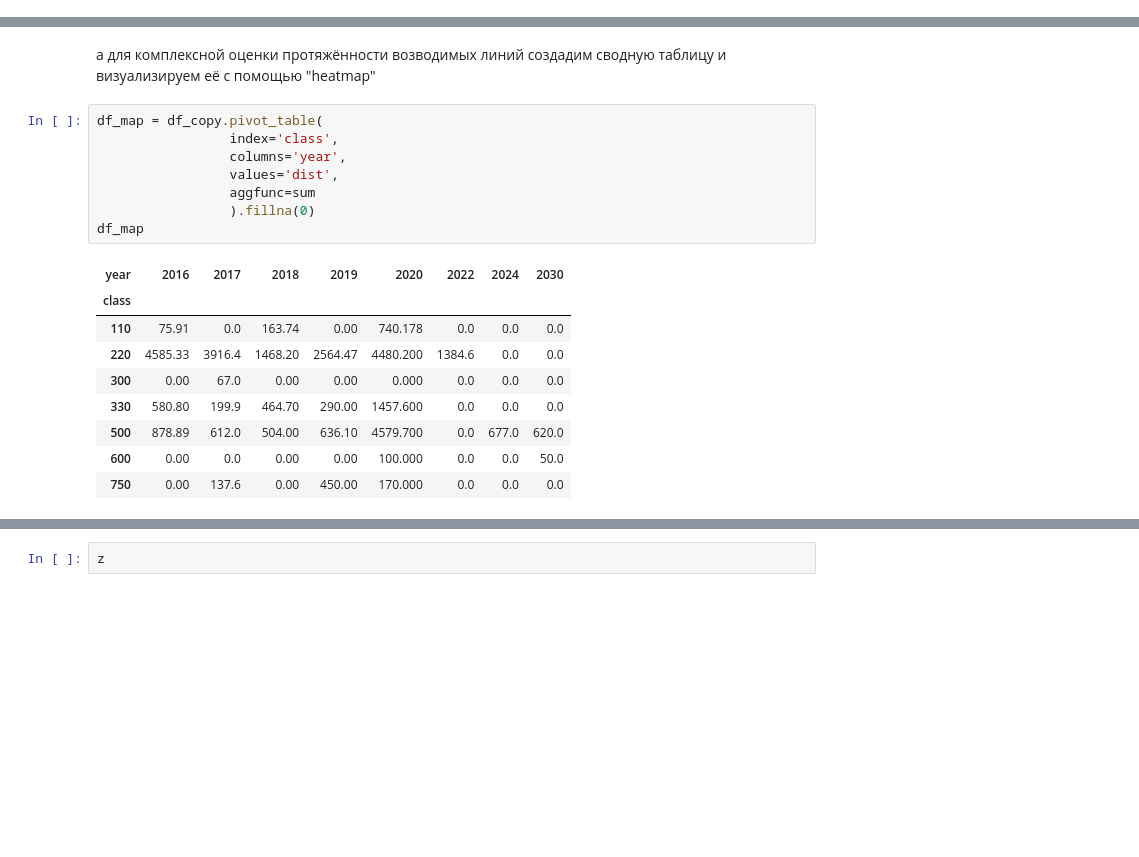
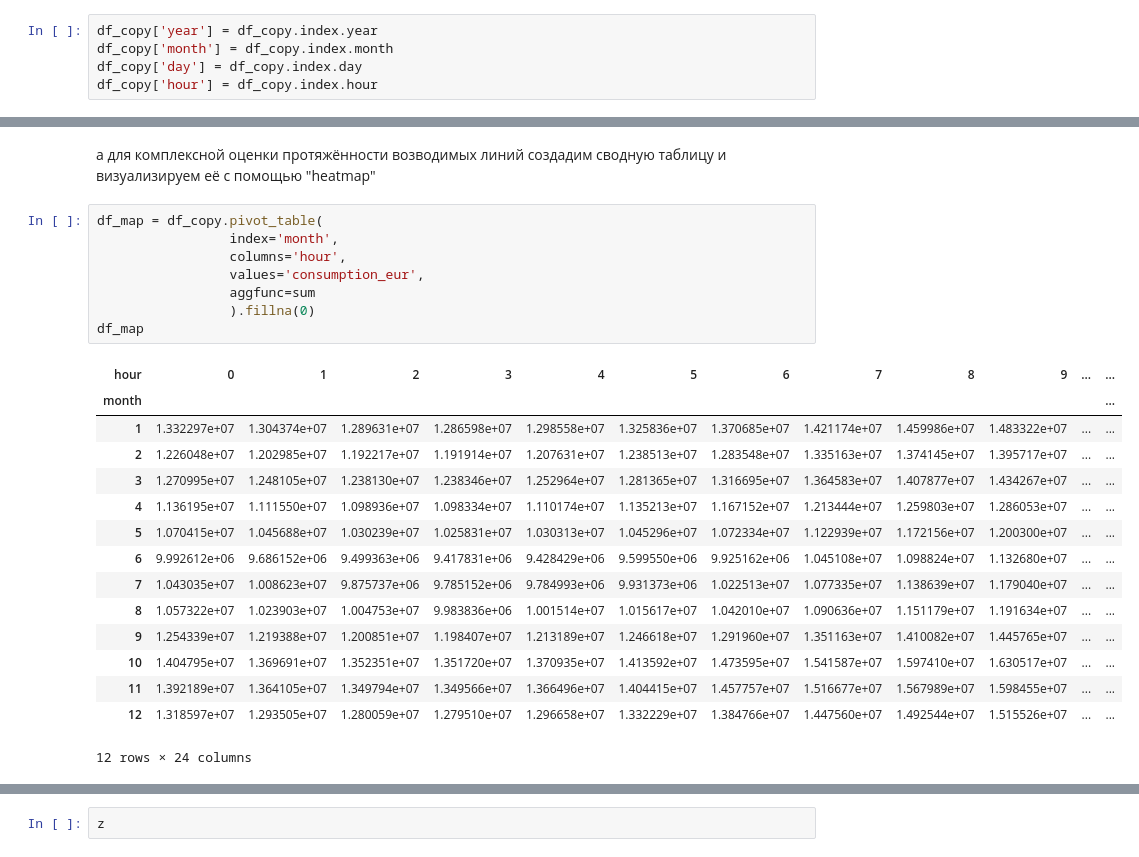
Before and after one commit to sky16k/pyda, a Jupyter notebook: PYDA15_viz_HW_2.ipynb, the cells around one changed output, grey strips where cells are left out. Drawn from its saved outputs; the diff is of its cells as text; blank space fills up the shorter version.

```diff
--- a/PYDA15_viz_HW_2.ipynb
+++ b/PYDA15_viz_HW_2.ipynb
@@ -383,0 +364,5 @@ TypeError: ignored
+# %%
+df_copy['year'] = df_copy.index.year
+df_copy['month'] = df_copy.index.month
+df_copy['day'] = df_copy.index.day
+df_copy['hour'] = df_copy.index.hour
@@ -385,22 +387,28 @@ TypeError: ignored
 а для комплексной оценки протяжённости возводимых линий создадим сводную таблицу и визуализируем её с помощью "heatmap"
 # %%
 df_map = df_copy.pivot_table(
-                 index='class',
-                 columns='year',
-                 values='dist',
+                 index='month',
+                 columns='hour',
+                 values='consumption_eur',
                  aggfunc=sum
                  ).fillna(0)
 df_map
 # %% [output]
-| year | 2016 | 2017 | 2018 | 2019 | 2020 | 2022 | 2024 | 2030 |
-| class |  |  |  |  |  |  |  |  |
-| 110 | 75.91 | 0.0 | 163.74 | 0.00 | 740.178 | 0.0 | 0.0 | 0.0 |
-| 220 | 4585.33 | 3916.4 | 1468.20 | 2564.47 | 4480.200 | 1384.6 | 0.0 | 0.0 |
-| 300 | 0.00 | 67.0 | 0.00 | 0.00 | 0.000 | 0.0 | 0.0 | 0.0 |
-| 330 | 580.80 | 199.9 | 464.70 | 290.00 | 1457.600 | 0.0 | 0.0 | 0.0 |
-| 500 | 878.89 | 612.0 | 504.00 | 636.10 | 4579.700 | 0.0 | 677.0 | 620.0 |
-| 600 | 0.00 | 0.0 | 0.00 | 0.00 | 100.000 | 0.0 | 0.0 | 50.0 |
-| 750 | 0.00 | 137.6 | 0.00 | 450.00 | 170.000 | 0.0 | 0.0 | 0.0 |
+| hour | 0 | 1 | 2 | 3 | 4 | 5 | 6 | 7 | 8 | 9 | ... | ... |
+| month |  |  |  |  |  |  |  |  |  |  |  | ... |
+| 1 | 1.332297e+07 | 1.304374e+07 | 1.289631e+07 | 1.286598e+07 | 1.298558e+07 | 1.325836e+07 | 1.370685e+07 | 1.421174e+07 | 1.459986e+07 | 1.483322e+07 | ... | ... |
+| 2 | 1.226048e+07 | 1.202985e+07 | 1.192217e+07 | 1.191914e+07 | 1.207631e+07 | 1.238513e+07 | 1.283548e+07 | 1.335163e+07 | 1.374145e+07 | 1.395717e+07 | ... | ... |
+| 3 | 1.270995e+07 | 1.248105e+07 | 1.238130e+07 | 1.238346e+07 | 1.252964e+07 | 1.281365e+07 | 1.316695e+07 | 1.364583e+07 | 1.407877e+07 | 1.434267e+07 | ... | ... |
+| 4 | 1.136195e+07 | 1.111550e+07 | 1.098936e+07 | 1.098334e+07 | 1.110174e+07 | 1.135213e+07 | 1.167152e+07 | 1.213444e+07 | 1.259803e+07 | 1.286053e+07 | ... | ... |
+| 5 | 1.070415e+07 | 1.045688e+07 | 1.030239e+07 | 1.025831e+07 | 1.030313e+07 | 1.045296e+07 | 1.072334e+07 | 1.122939e+07 | 1.172156e+07 | 1.200300e+07 | ... | ... |
+| 6 | 9.992612e+06 | 9.686152e+06 | 9.499363e+06 | 9.417831e+06 | 9.428429e+06 | 9.599550e+06 | 9.925162e+06 | 1.045108e+07 | 1.098824e+07 | 1.132680e+07 | ... | ... |
+| 7 | 1.043035e+07 | 1.008623e+07 | 9.875737e+06 | 9.785152e+06 | 9.784993e+06 | 9.931373e+06 | 1.022513e+07 | 1.077335e+07 | 1.138639e+07 | 1.179040e+07 | ... | ... |
+| 8 | 1.057322e+07 | 1.023903e+07 | 1.004753e+07 | 9.983836e+06 | 1.001514e+07 | 1.015617e+07 | 1.042010e+07 | 1.090636e+07 | 1.151179e+07 | 1.191634e+07 | ... | ... |
+| 9 | 1.254339e+07 | 1.219388e+07 | 1.200851e+07 | 1.198407e+07 | 1.213189e+07 | 1.246618e+07 | 1.291960e+07 | 1.351163e+07 | 1.410082e+07 | 1.445765e+07 | ... | ... |
+| 10 | 1.404795e+07 | 1.369691e+07 | 1.352351e+07 | 1.351720e+07 | 1.370935e+07 | 1.413592e+07 | 1.473595e+07 | 1.541587e+07 | 1.597410e+07 | 1.630517e+07 | ... | ... |
+| 11 | 1.392189e+07 | 1.364105e+07 | 1.349794e+07 | 1.349566e+07 | 1.366496e+07 | 1.404415e+07 | 1.457757e+07 | 1.516677e+07 | 1.567989e+07 | 1.598455e+07 | ... | ... |
+| 12 | 1.318597e+07 | 1.293505e+07 | 1.280059e+07 | 1.279510e+07 | 1.296658e+07 | 1.332229e+07 | 1.384766e+07 | 1.447560e+07 | 1.492544e+07 | 1.515526e+07 | ... | ... |
+12 rows × 24 columns
 # %%
 sns.heatmap(df_map, cmap='Greens')
 # %% [output]
```
Also changed, not shown: parts of 9 cells of this notebook.
